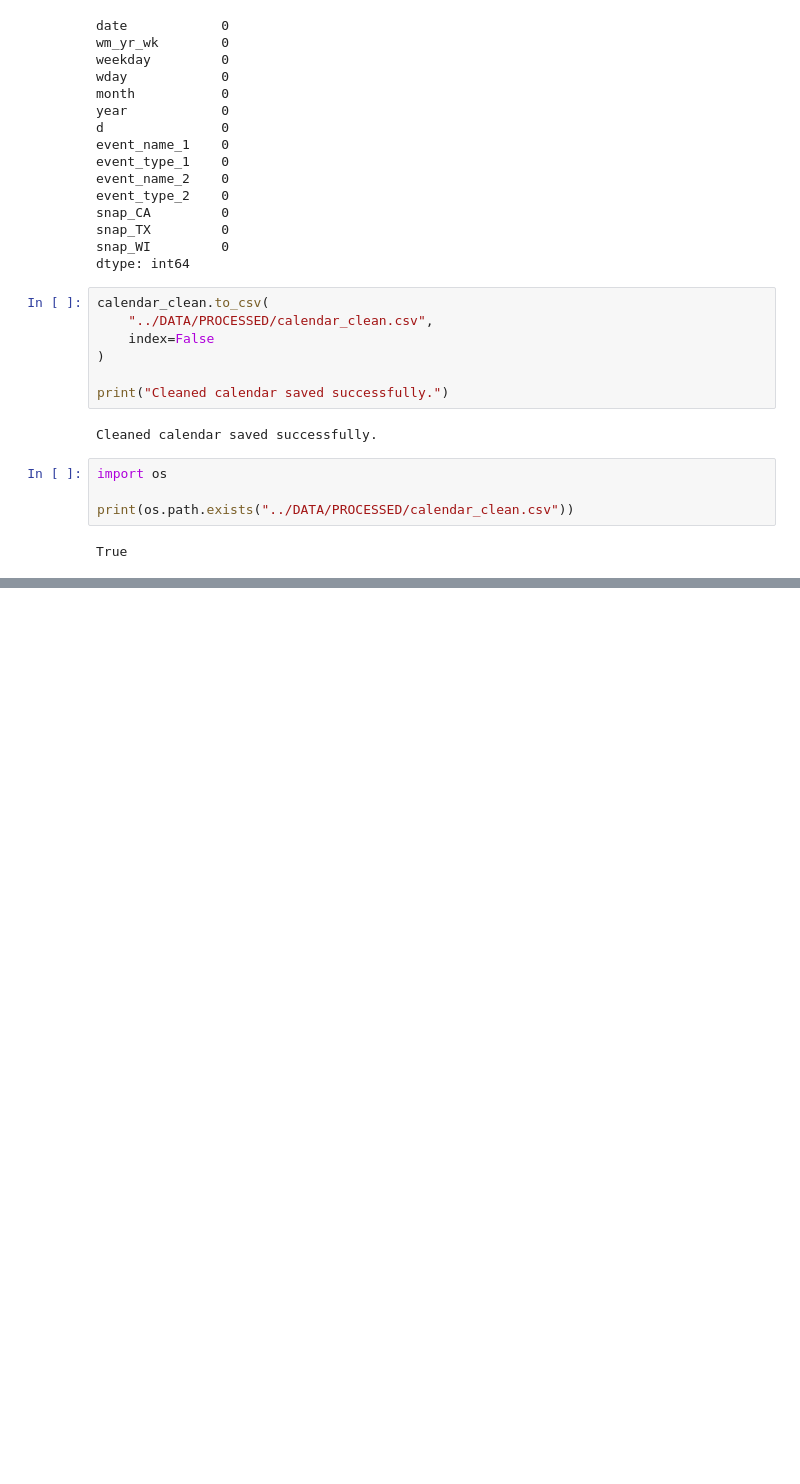
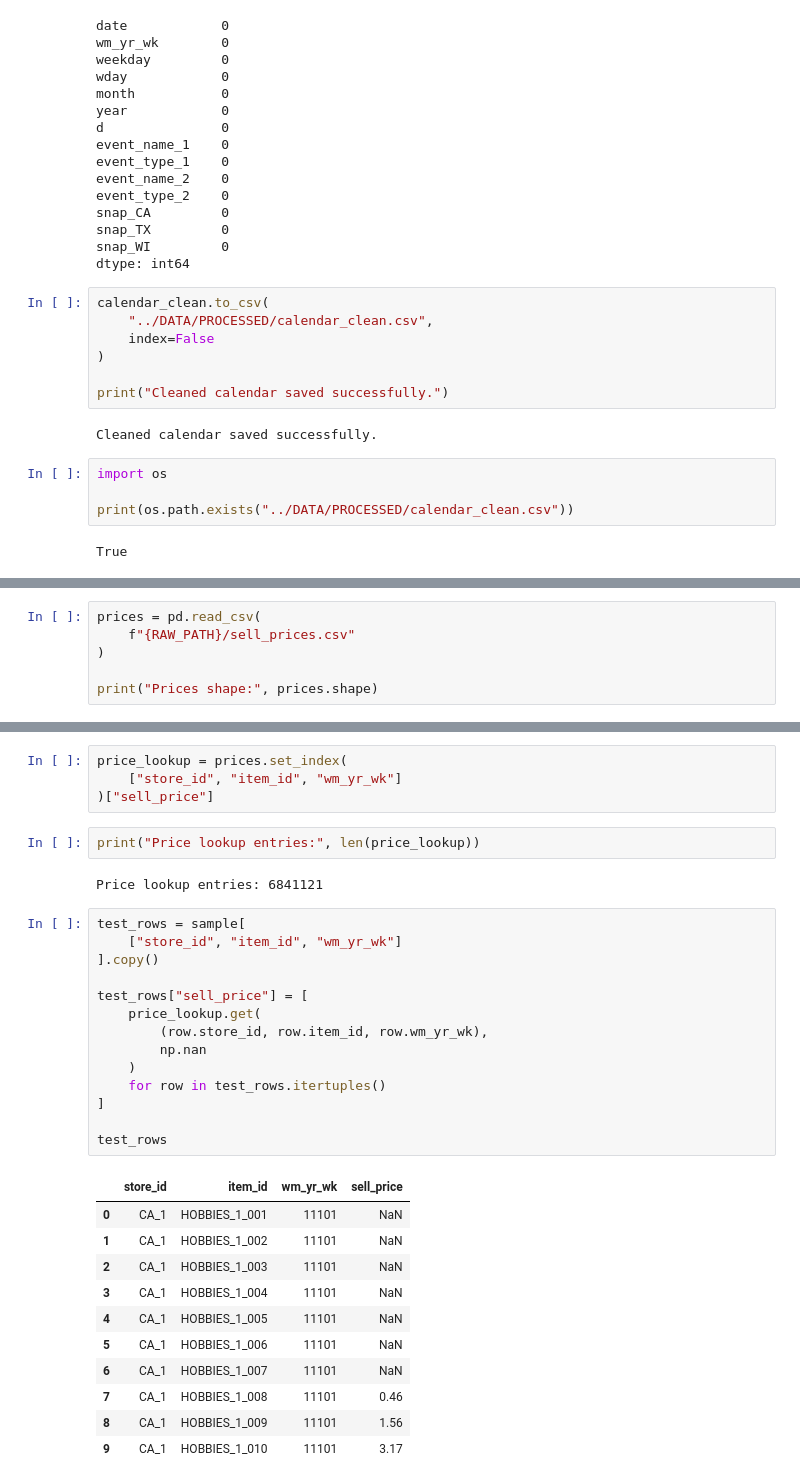
Before and after one commit to Tharuni-23/Retail-demand-forecasting-and-inventory-optimization, a Jupyter notebook: Notebooks/01_data_preprocessing.ipynb, the cells around one changed output, grey strips where cells are left out. Drawn from its saved outputs; the diff is of its cells as text; blank space fills up the shorter version.

```diff
--- a/Notebooks/01_data_preprocessing.ipynb
+++ b/Notebooks/01_data_preprocessing.ipynb
@@ -295,0 +717,6 @@ True
+# %%
+prices = pd.read_csv(
+    f"{RAW_PATH}/sell_prices.csv"
+)
+
+print("Prices shape:", prices.shape)
@@ -295,0 +771,34 @@ True
+# %%
+price_lookup = prices.set_index(
+    ["store_id", "item_id", "wm_yr_wk"]
+)["sell_price"]
+# %%
+print("Price lookup entries:", len(price_lookup))
+# %% [output]
+Price lookup entries: 6841121
+# %%
+test_rows = sample[
+    ["store_id", "item_id", "wm_yr_wk"]
+].copy()
+
+test_rows["sell_price"] = [
+    price_lookup.get(
+        (row.store_id, row.item_id, row.wm_yr_wk),
+        np.nan
+    )
+    for row in test_rows.itertuples()
+]
+
+test_rows
+# %% [output]
+|  | store_id | item_id | wm_yr_wk | sell_price |
+| 0 | CA_1 | HOBBIES_1_001 | 11101 | NaN |
+| 1 | CA_1 | HOBBIES_1_002 | 11101 | NaN |
+| 2 | CA_1 | HOBBIES_1_003 | 11101 | NaN |
+| 3 | CA_1 | HOBBIES_1_004 | 11101 | NaN |
+| 4 | CA_1 | HOBBIES_1_005 | 11101 | NaN |
+| 5 | CA_1 | HOBBIES_1_006 | 11101 | NaN |
+| 6 | CA_1 | HOBBIES_1_007 | 11101 | NaN |
+| 7 | CA_1 | HOBBIES_1_008 | 11101 | 0.46 |
+| 8 | CA_1 | HOBBIES_1_009 | 11101 | 1.56 |
+| 9 | CA_1 | HOBBIES_1_010 | 11101 | 3.17 |
```
Also changed, not shown: parts of 36 cells of this notebook.
